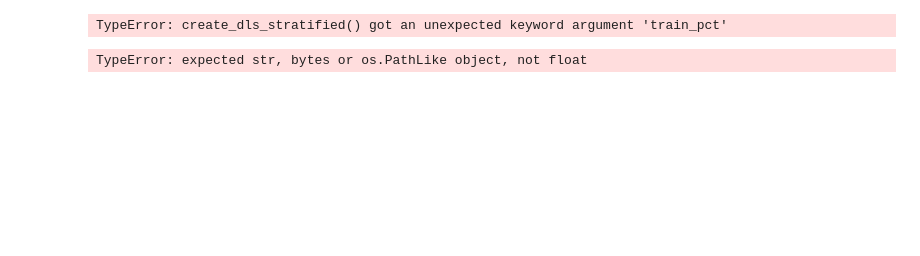
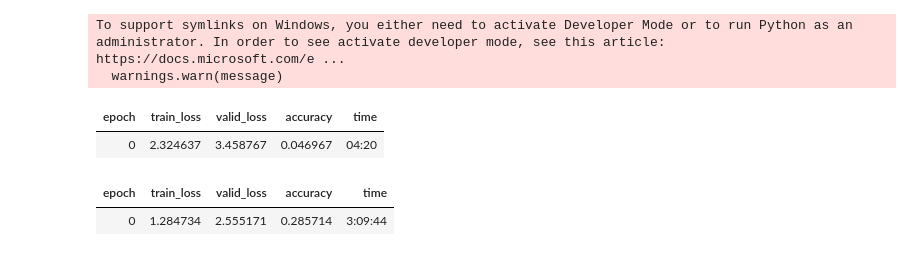
Before and after one commit to Dalton-Gray/plant-inspector, a Jupyter notebook: experiments.ipynb, the cells around one changed output. Drawn from its saved outputs; the diff is of its cells as text; code cells hidden in the pictures; blank space fills up the shorter version.

```diff
--- a/experiments.ipynb
+++ b/experiments.ipynb
@@ -5,8 +5,3 @@ import timm
 from torchvision import transforms
 from pathlib import Path
 from utils import get_y, create_dls, get_mean_table, dataset_forecast, adapt_model_to_new_dls, create_dls_stratified
-# %%
-# Usage
-dls = create_dls_stratified(train_pct=0.8, path='data/FieldPlant/')
-# %% [output]
-TypeError: create_dls_stratified() got an unexpected keyword argument 'train_pct'
@@ -13,7 +12,12 @@ TypeError: create_dls_stratified() got an unexpected keyword argument 'train_pct
 # %%
-
-model = timm.create_model('efficientnet_b0', pretrained=True, num_classes=dls.c)
+dls = create_dls_stratified(train_pct=0.8, path=f'data/{dataset}/')
+model = timm.create_model(model_architecture, pretrained=True, num_classes=dls.c)
 learn = Learner(dls, model, metrics=accuracy)
 learn.fine_tune(epochs=1)
 # %% [output]
-TypeError: expected str, bytes or os.PathLike object, not float
+To support symlinks on Windows, you either need to activate Developer Mode or to run Python as an administrator. In order to see activate developer mode, see this article: https://docs.microsoft.com/e ...
+  warnings.warn(message)
+| epoch | train_loss | valid_loss | accuracy | time |
+| 0 | 2.324637 | 3.458767 | 0.046967 | 04:20 |
+| epoch | train_loss | valid_loss | accuracy | time |
+| 0 | 1.284734 | 2.555171 | 0.285714 | 3:09:44 |
```
Also changed, not shown: parts of 13 cells of this notebook, 2 other files.
